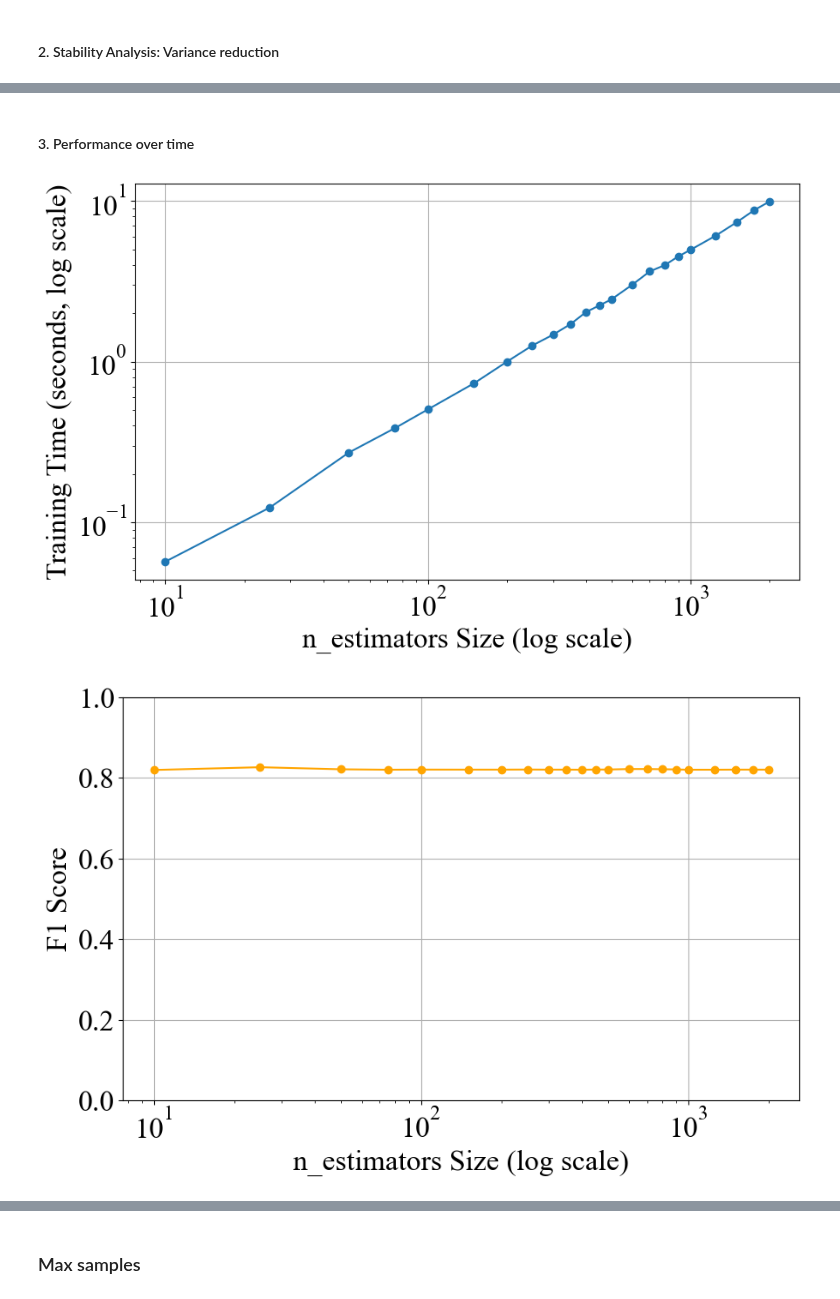
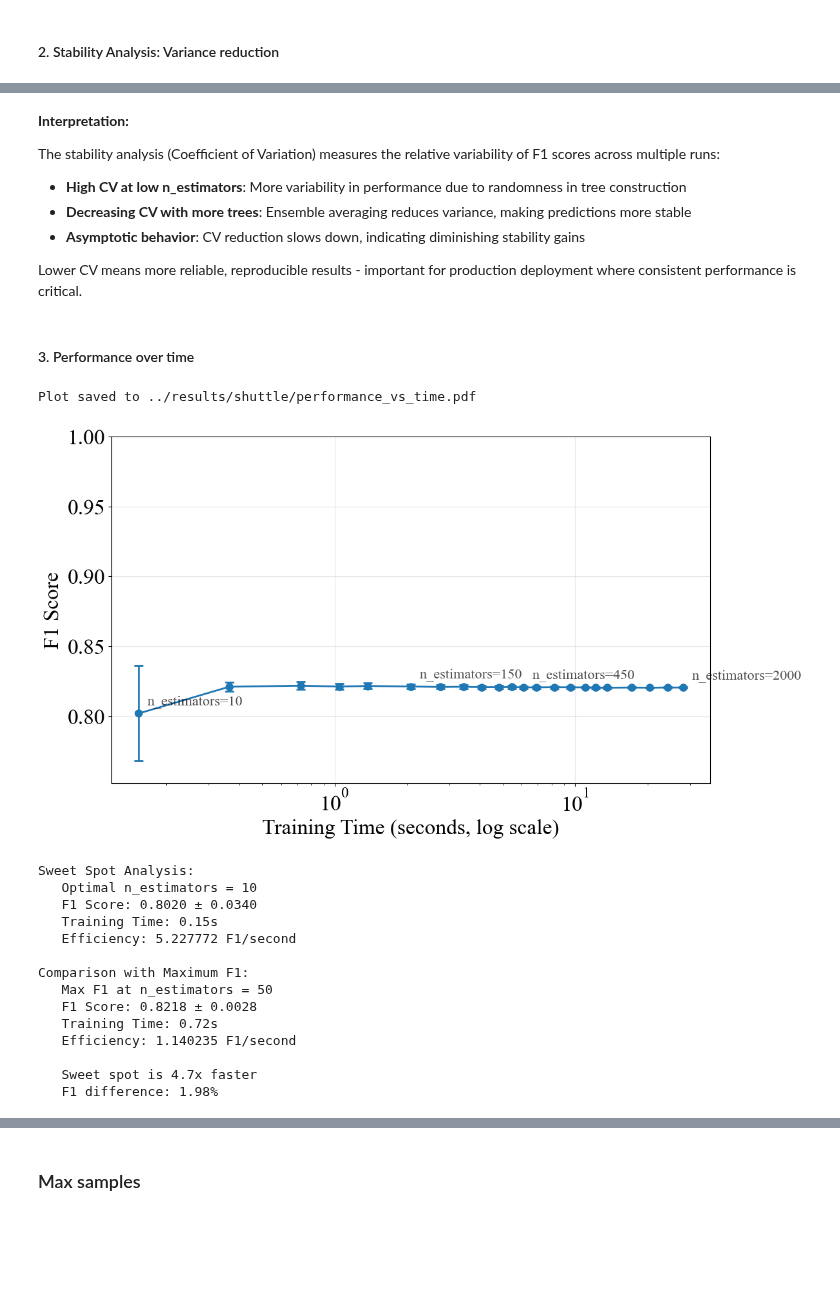
Before and after one commit to Voltzz9/ml441_assignments, a Jupyter notebook: assign4/notebooks/01_shuttle.ipynb, the cells around one changed output, grey strips where cells are left out. Cells and saved outputs as stored; diff of their text form; code cells hidden in the pictures; blank space fills up the shorter version.

```diff
--- a/assign4/notebooks/01_shuttle.ipynb
+++ b/assign4/notebooks/01_shuttle.ipynb
@@ -226,22 +403,58 @@ Running Isolation Forest with n_estimators=1250
+# %% [markdown]
+**Interpretation:**
+
+The stability analysis (Coefficient of Variation) measures the relative variability of F1 scores across multiple runs:
+
+- **High CV at low n_estimators**: More variability in performance due to randomness in tree construction
+- **Decreasing CV with more trees**: Ensemble averaging reduces variance, making predictions more stable
+- **Asymptotic behavior**: CV reduction slows down, indicating diminishing stability gains
+
+Lower CV means more reliable, reproducible results - important for production deployment where consistent performance is critical.
 # %% [markdown]
 #### 3. Performance over time
-# %%
-# plot training time vs param size
-plot_training_time_vs_param_size(
-    param_sizes=num_est_grid,
-    training_times=training_times,
-    param_name='n_estimators'
-    # save_path=os.path.join(results_dir, 'n_estimators_time.png')
-)
-# %% [output]
-[figure, removed]
-# %%
-# plot f1 vs param size
-plot_f1_vs_param_size(
-    param_sizes=num_est_grid,
-    f1_scores=f1_scores,
-    param_name='n_estimators',
-    # save_path=os.path.join(results_dir, 'n_estimators_f1.png')
-)
-# %% [output]
-[figure, removed]
+# %%
+# Plot F1 vs Training Time
+plot_performance_vs_time(
+    training_times=training_times,
+    f1_mean=f1_mean,
+    f1_std=f1_std,
+    param_sizes=param_sizes,
+    param_name='n_estimators',
+    save_path=os.path.join(results_dir, 'performance_vs_time.pdf')
+)
+
+# Find sweet spot
+sweet_spot_idx, sweet_spot_value, efficiency = find_sweet_spot(training_times, f1_mean, param_sizes)
+
+print(f"\nSweet Spot Analysis:")
+print(f"   Optimal n_estimators = {sweet_spot_value}")
+print(f"   F1 Score: {f1_mean[sweet_spot_idx]:.4f} ± {f1_std[sweet_spot_idx]:.4f}")
+print(f"   Training Time: {training_times[sweet_spot_idx]:.2f}s")
+print(f"   Efficiency: {efficiency[sweet_spot_idx]:.6f} F1/second")
+
+# Compare with highest F1
+max_f1_idx = np.argmax(f1_mean)
+print(f"\nComparison with Maximum F1:")
+print(f"   Max F1 at n_estimators = {param_sizes[max_f1_idx]}")
+print(f"   F1 Score: {f1_mean[max_f1_idx]:.4f} ± {f1_std[max_f1_idx]:.4f}")
+print(f"   Training Time: {training_times[max_f1_idx]:.2f}s")
+print(f"   Efficiency: {efficiency[max_f1_idx]:.6f} F1/second")
+print(f"\n   Sweet spot is {(training_times[max_f1_idx]/training_times[sweet_spot_idx]):.1f}x faster")
+print(f"   F1 difference: {(f1_mean[max_f1_idx]-f1_mean[sweet_spot_idx])*100:.2f}%")
+# %% [output]
+Plot saved to ../results/shuttle/performance_vs_time.pdf
+[figure, added]
+Sweet Spot Analysis:
+   Optimal n_estimators = 10
+   F1 Score: 0.8020 ± 0.0340
+   Training Time: 0.15s
+   Efficiency: 5.227772 F1/second
+
+Comparison with Maximum F1:
+   Max F1 at n_estimators = 50
+   F1 Score: 0.8218 ± 0.0028
+   Training Time: 0.72s
+   Efficiency: 1.140235 F1/second
+
+   Sweet spot is 4.7x faster
+   F1 difference: 1.98%
```
Also changed, not shown: parts of 14 cells of this notebook, 9 other files.
